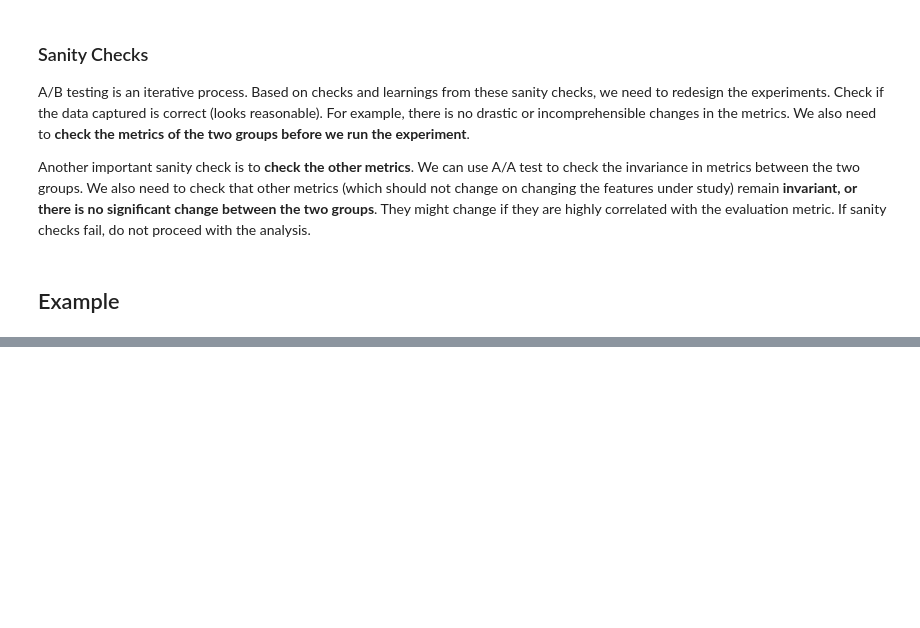
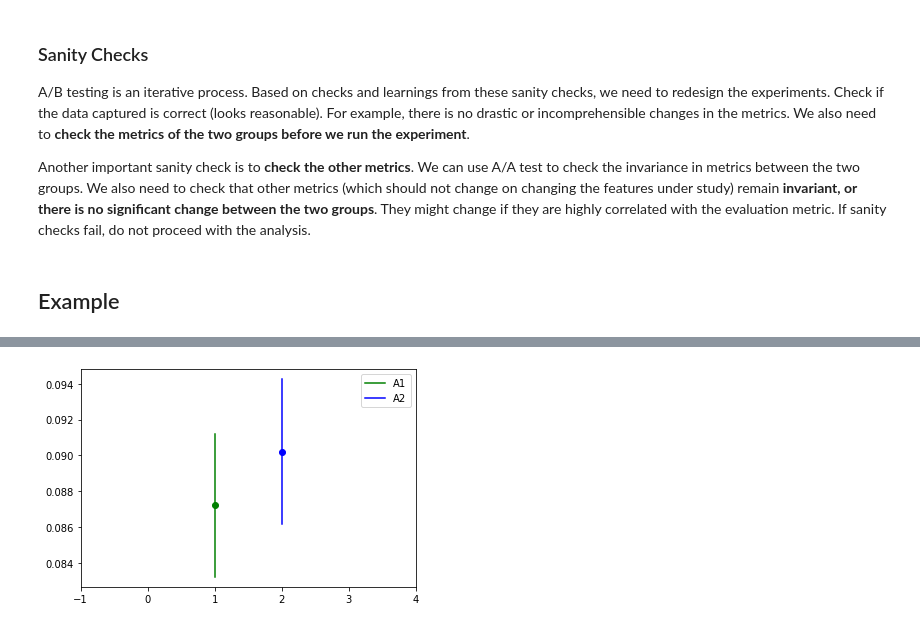
Before and after one commit to ashutoshnayakIE/AB-tutorial, a Jupyter notebook: AB Tutorial Notebook.ipynb, the cells around one changed output, grey strips where cells are left out. Drawn from its saved outputs; the diff is of its cells as text; code cells hidden in the pictures; blank space fills up the shorter version.

```diff
--- a/AB Tutorial Notebook.ipynb
+++ b/AB Tutorial Notebook.ipynb
@@ -235,0 +333,17 @@ Another important sanity check is to <b>check the other metrics</b>. We can use
+# %%
+# check the probability of uninstalls (we consider day 7 retention as our metric in this case) fro A/A testing
+p_A1 = data_A1['retention_7'].value_counts().values[1]/len(data_A1)
+p_A2 = data_A2['retention_7'].value_counts().values[1]/len(data_A2)
+
+# We can use normal approximation for calculating the confidence interval
+ll_A1,ul_A1 = p_A1-np.sqrt((p_A1*(1-p_A1))/len(data_A1)),p_A1+np.sqrt((p_A1*(1-p_A1))/len(data_A1))
+ll_A2,ul_A2 = p_A2-np.sqrt((p_A2*(1-p_A2))/len(data_A2)),p_A2+np.sqrt((p_A2*(1-p_A2))/len(data_A2))
+
+mplt.plot([1,1],[ll_A1,ul_A1],color='green',label='A1')
+mplt.plot([2,2],[ll_A2,ul_A2],color='blue', label='A2')
+mplt.scatter([1],[p_A1],color='green')
+mplt.scatter([2],[p_A2],color='blue')
+mplt.legend();
+mplt.xlim(-1,4);
+# %% [output]
+[figure, added]
```
Also changed, not shown: parts of 39 cells of this notebook, 2 other files.
